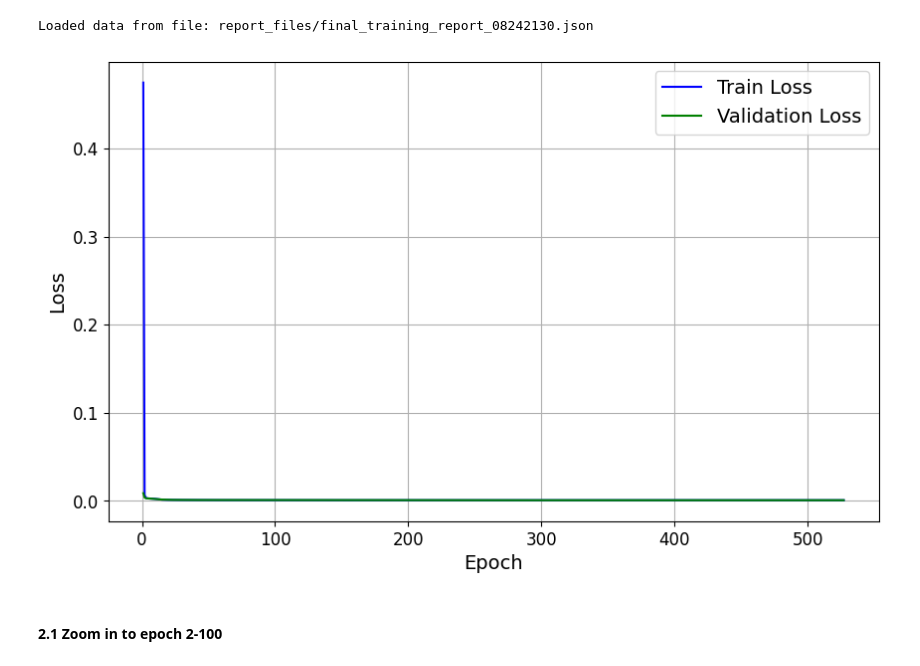
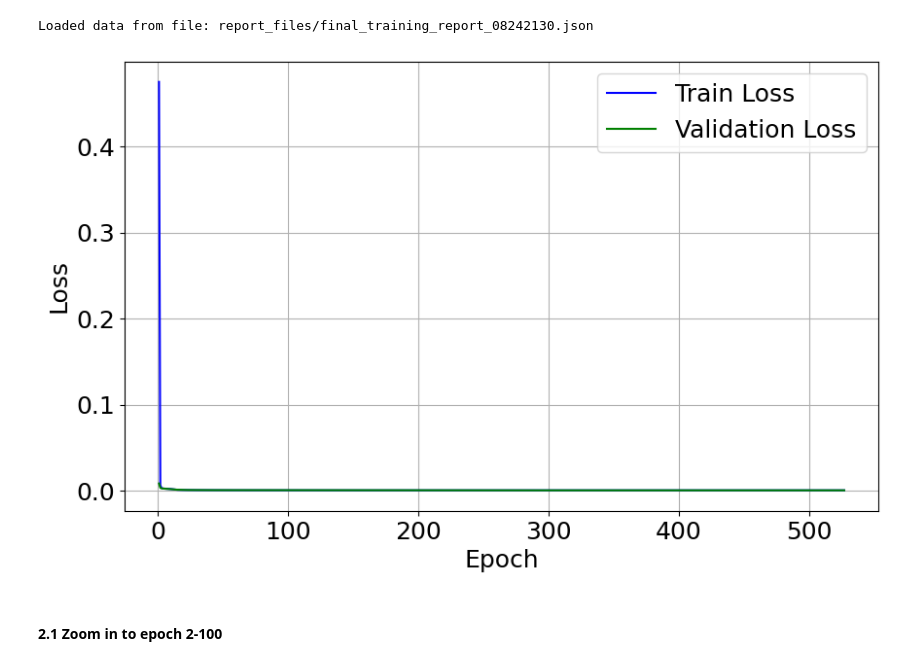
Before and after one commit to Gamified-Coaching-App/coaching_subjective_parameter_forecast, a Jupyter notebook: report/report.ipynb, the cells around one changed output. Cells and saved outputs as stored; diff of their text form; code cells hidden in the pictures.

```diff
--- a/report/report.ipynb
+++ b/report/report.ipynb
@@ -150,20 +150,20 @@ Loaded data from file: report_files/final_training_report_08242130.json
 # %%
 train_losses = data['train_losses_epoch']
 val_losses = data['val_losses']
 epochs = list(range(1, len(train_losses) + 1))
 
 plt.figure(figsize=(10, 6))
 plt.plot(epochs, train_losses, linestyle='-', color='blue', label='Train Loss')
 plt.plot(epochs, val_losses, linestyle='-', color='green', label='Validation Loss')
-plt.xlabel('Epoch', fontsize=14)
-plt.ylabel('Loss', fontsize=14)
+plt.xlabel('Epoch', fontsize=18)
+plt.ylabel('Loss', fontsize=18)
 plt.grid(True)
-plt.legend(fontsize=14)
-plt.xticks(fontsize=12)
-plt.yticks(fontsize=12)
+plt.legend(fontsize=18)
+plt.xticks(fontsize=18)
+plt.yticks(fontsize=18)
 plt.show()
 # %% [output]
-[figure, old version]
+[figure, new version]
 # %% [markdown]
 #### 2.1 Zoom in to epoch 2-100
 # %%
```
Also changed, not shown: parts of 3 cells of this notebook.
